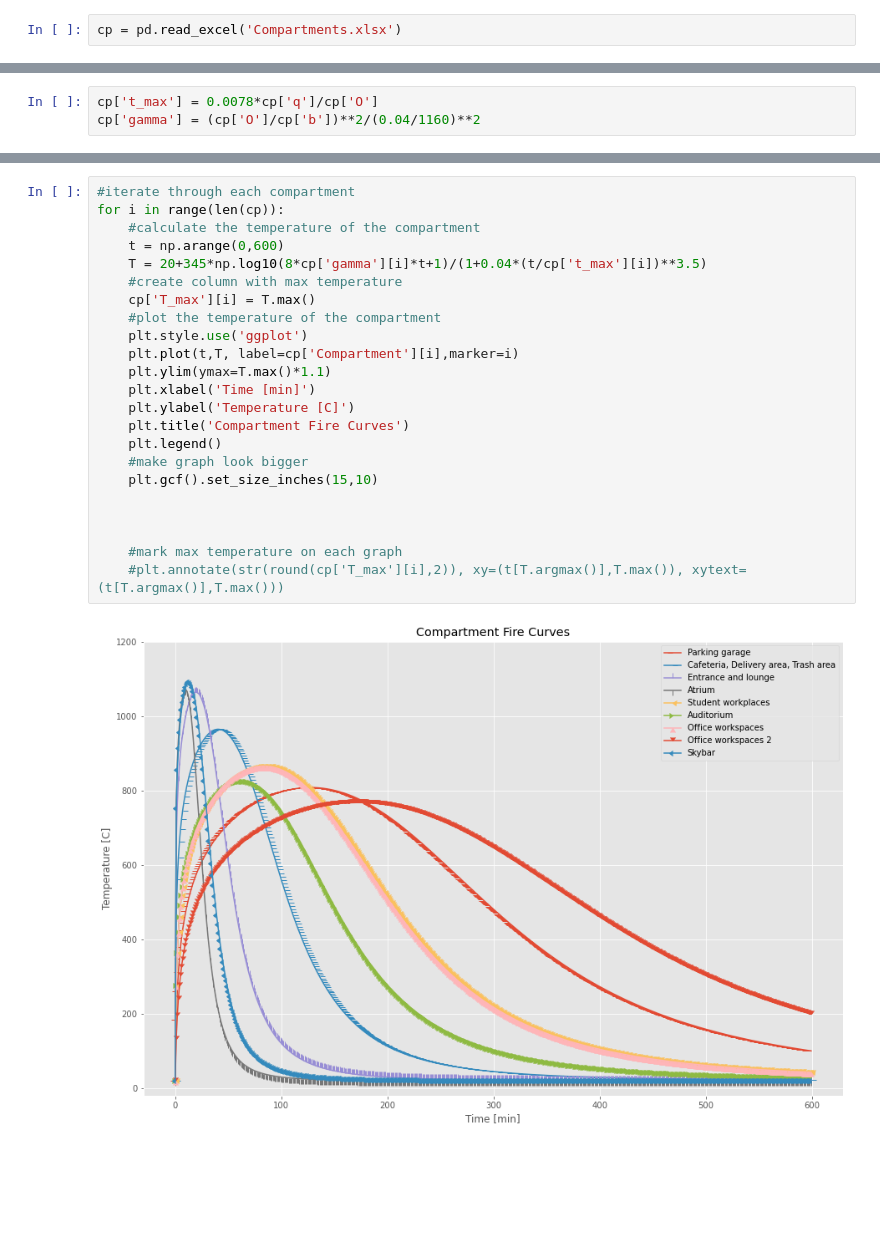
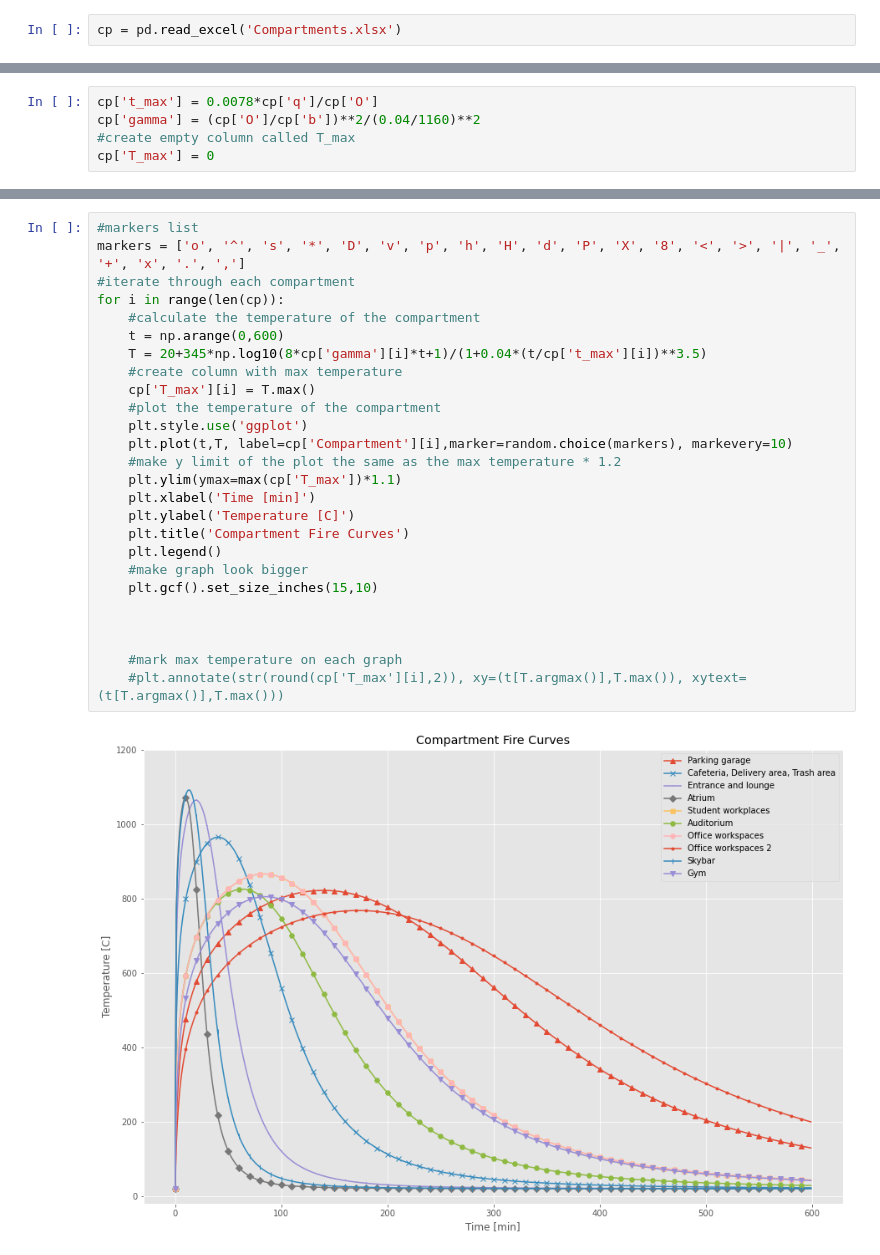
Before and after one commit to snipa-1337/Structural-Fire-Safety-Design, a Jupyter notebook: Fire-curves-joined.ipynb, the cells around one changed output, grey strips where cells are left out. Saved outputs shown, nothing was run; the diff lists cells and outputs as text; blank space fills up the shorter version.

```diff
--- a/Fire-curves-joined.ipynb
+++ b/Fire-curves-joined.ipynb
@@ -28,3 +30,5 @@ cp
 # %%
 cp['t_max'] = 0.0078*cp['q']/cp['O']
 cp['gamma'] = (cp['O']/cp['b'])**2/(0.04/1160)**2
+#create empty column called T_max
+cp['T_max'] = 0
@@ -44,28 +35,31 @@ cp
 # %%
+#markers list
+markers = ['o', '^', 's', '*', 'D', 'v', 'p', 'h', 'H', 'd', 'P', 'X', '8', '<', '>', '|', '_', '+', 'x', '.', ',']
 #iterate through each compartment
 for i in range(len(cp)):
     #calculate the temperature of the compartment
     t = np.arange(0,600)
     T = 20+345*np.log10(8*cp['gamma'][i]*t+1)/(1+0.04*(t/cp['t_max'][i])**3.5)
     #create column with max temperature
     cp['T_max'][i] = T.max()
     #plot the temperature of the compartment
     plt.style.use('ggplot')
-    plt.plot(t,T, label=cp['Compartment'][i],marker=i)
-    plt.ylim(ymax=T.max()*1.1)
+    plt.plot(t,T, label=cp['Compartment'][i],marker=random.choice(markers), markevery=10)
+    #make y limit of the plot the same as the max temperature * 1.2
+    plt.ylim(ymax=max(cp['T_max'])*1.1)
     plt.xlabel('Time [min]')
     plt.ylabel('Temperature [C]')
     plt.title('Compartment Fire Curves')
     plt.legend()
     #make graph look bigger
     plt.gcf().set_size_inches(15,10)
 
 
 
     #mark max temperature on each graph
     #plt.annotate(str(round(cp['T_max'][i],2)), xy=(t[T.argmax()],T.max()), xytext=(t[T.argmax()],T.max()))
 # %% [output]
-[figure, old version]
+[figure, new version]
 # %%
 cp
 # %% [output]
```
Also changed, not shown: parts of 4 cells of this notebook.
